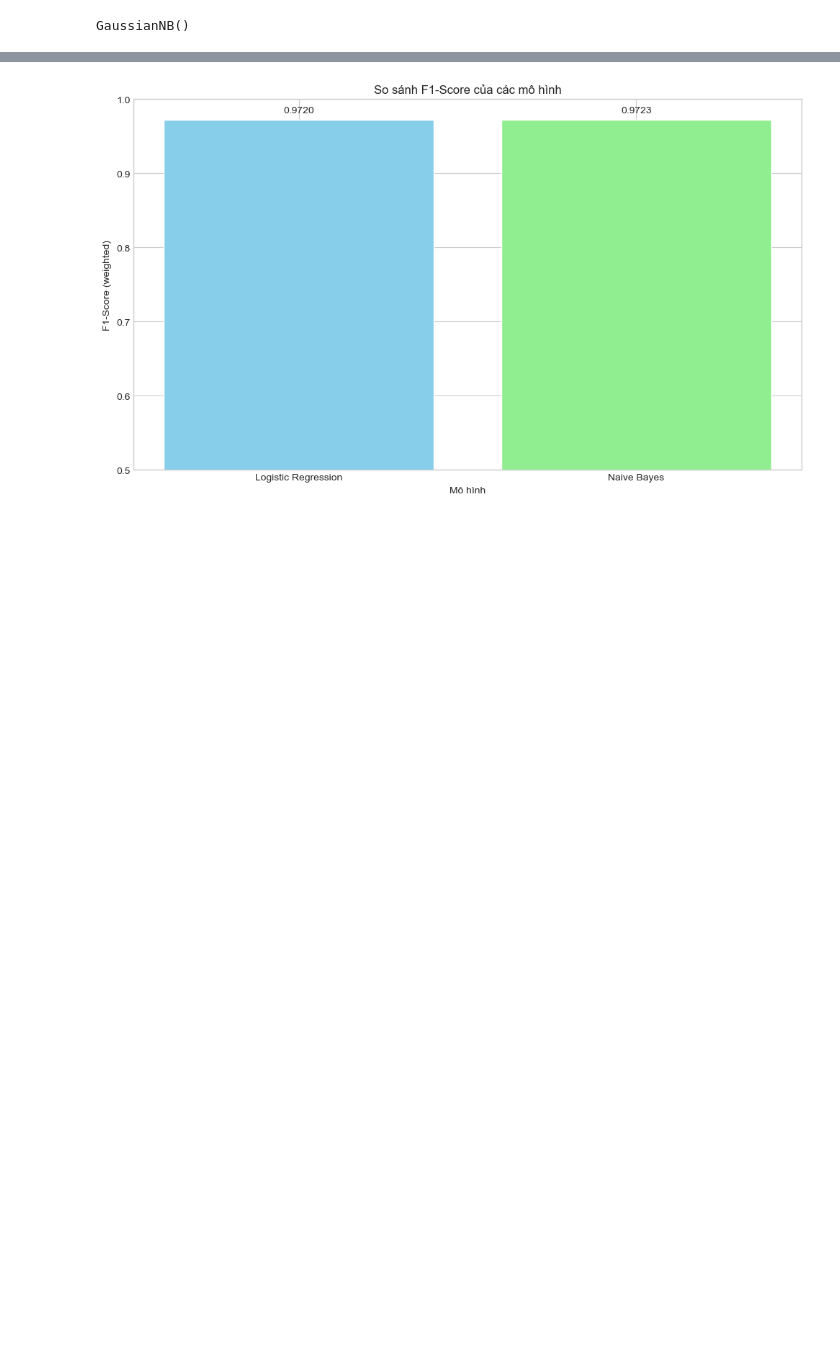
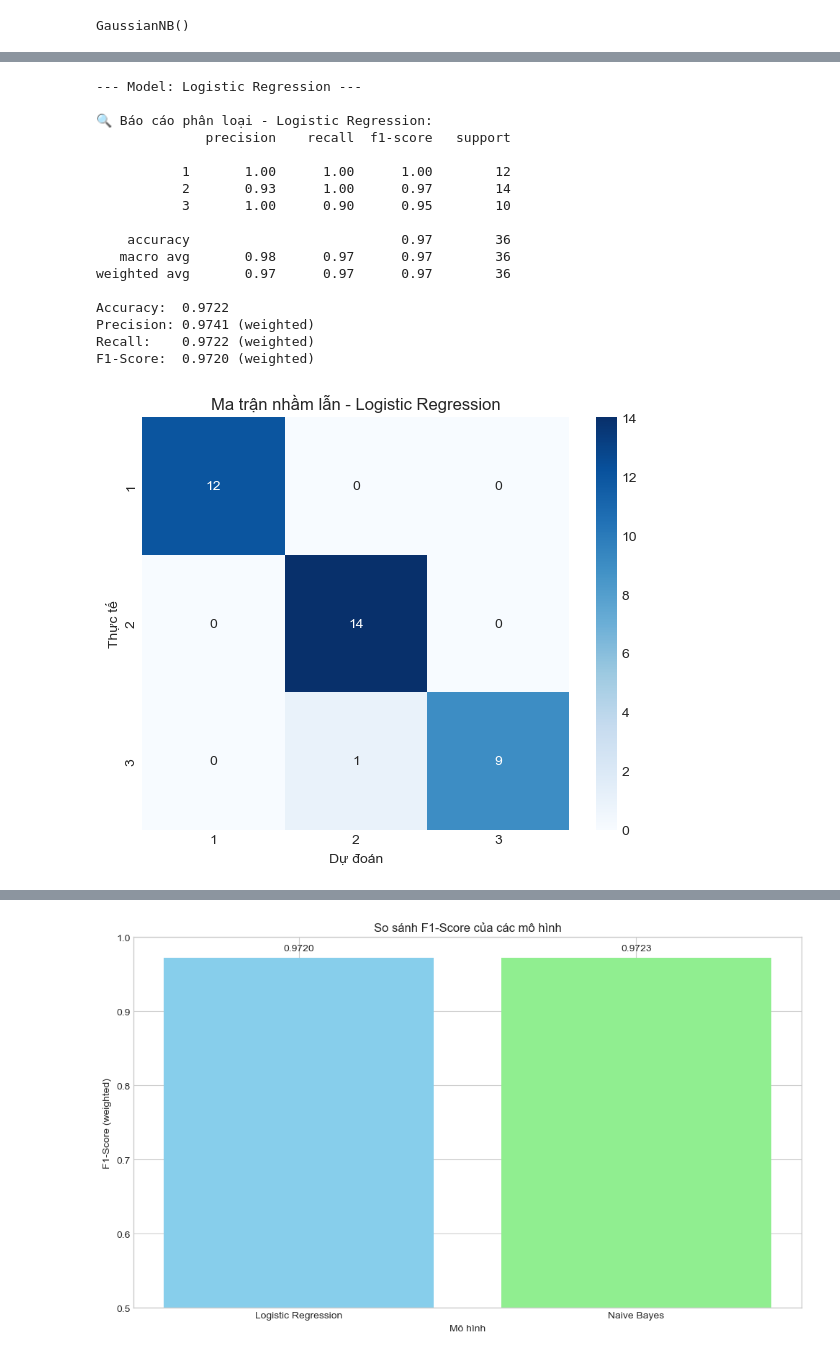
Before and after one commit to TranDucLuong2201/ML, a Jupyter notebook: data/Wine-dataset.ipynb, the cells around one changed output, grey strips where cells are left out. Cells and saved outputs as stored; diff of their text form; code cells hidden in the pictures; blank space fills up the shorter version.

```diff
--- a/data/Wine-dataset.ipynb
+++ b/data/Wine-dataset.ipynb
@@ -639,9 +434 @@ Kết luận và tóm tắt về mô hình:
-# %%
-# Chuẩn hóa dữ liệu
-scaler = StandardScaler()
-X_scaled = scaler.fit_transform(X)
-X_scaled_df = pd.DataFrame(X_scaled, columns=X.columns)
-
-# Chia dữ liệu thành tập huấn luyện và tập kiểm tra
-X_train, X_test, y_train, y_test = train_test_split(X_scaled_df, y, test_size=0.2, random_state=42, stratify=y)
 # %% [markdown]
@@ -694,0 +451,66 @@ weighted avg       0.97      0.97      0.97        36
+# %%
+from sklearn.metrics import accuracy_score, precision_score, recall_score, f1_score, classification_report, confusion_matrix
+import matplotlib.pyplot as plt
+import seaborn as sns
+
+def show_evaluation(y_true, y_pred, model_name, class_labels):
+    print(f"\n🔍 Báo cáo phân loại - {model_name}:")
+    print(classification_report(y_true, y_pred))
+
+    accuracy = accuracy_score(y_true, y_pred)
+    precision = precision_score(y_true, y_pred, average='weighted')
+    recall = recall_score(y_true, y_pred, average='weighted')
+    f1 = f1_score(y_true, y_pred, average='weighted')
+
+    print(f"Accuracy:  {accuracy:.4f}")
+    print(f"Precision: {precision:.4f} (weighted)")
+    print(f"Recall:    {recall:.4f} (weighted)")
+    print(f"F1-Score:  {f1:.4f} (weighted)")
+
+    cm = confusion_matrix(y_true, y_pred)
+    plt.figure(figsize=(6, 5))
+    sns.heatmap(cm, annot=True, fmt='d', cmap='Blues',
+                xticklabels=class_labels,
+                yticklabels=class_labels)
+    plt.xlabel('Dự đoán')
+    plt.ylabel('Thực tế')
+    plt.title(f'Ma trận nhầm lẫn - {model_name}')
+    plt.tight_layout()
+    plt.show()
+
+# Giả sử models chứa các mô hình đã khởi tạo, df là dataframe chứa cột 'class' (label)
+results_f1 = {}
+class_labels = sorted(df['class'].unique())
+
+for name, model in models.items():
+    # Huấn luyện mô hình
+    model.fit(X_train, y_train)
+
+    # Dự đoán
+    y_pred = model.predict(X_test)
+
+    # Lưu F1-score weighted
+    f1 = f1_score(y_test, y_pred, average='weighted')
+    results_f1[name] = f1
+
+    print(f"\n--- Model: {name} ---")
+    show_evaluation(y_test, y_pred, name, class_labels)
+# %% [output]
+--- Model: Logistic Regression ---
+
+🔍 Báo cáo phân loại - Logistic Regression:
+              precision    recall  f1-score   support
+
+           1       1.00      1.00      1.00        12
+           2       0.93      1.00      0.97        14
+           3       1.00      0.90      0.95        10
+
+    accuracy                           0.97        36
+   macro avg       0.98      0.97      0.97        36
+weighted avg       0.97      0.97      0.97        36
+
+Accuracy:  0.9722
+Precision: 0.9741 (weighted)
+Recall:    0.9722 (weighted)
+F1-Score:  0.9720 (weighted)
+[figure, added]
```
Also changed, not shown: parts of 63 cells of this notebook, 8 other files.
